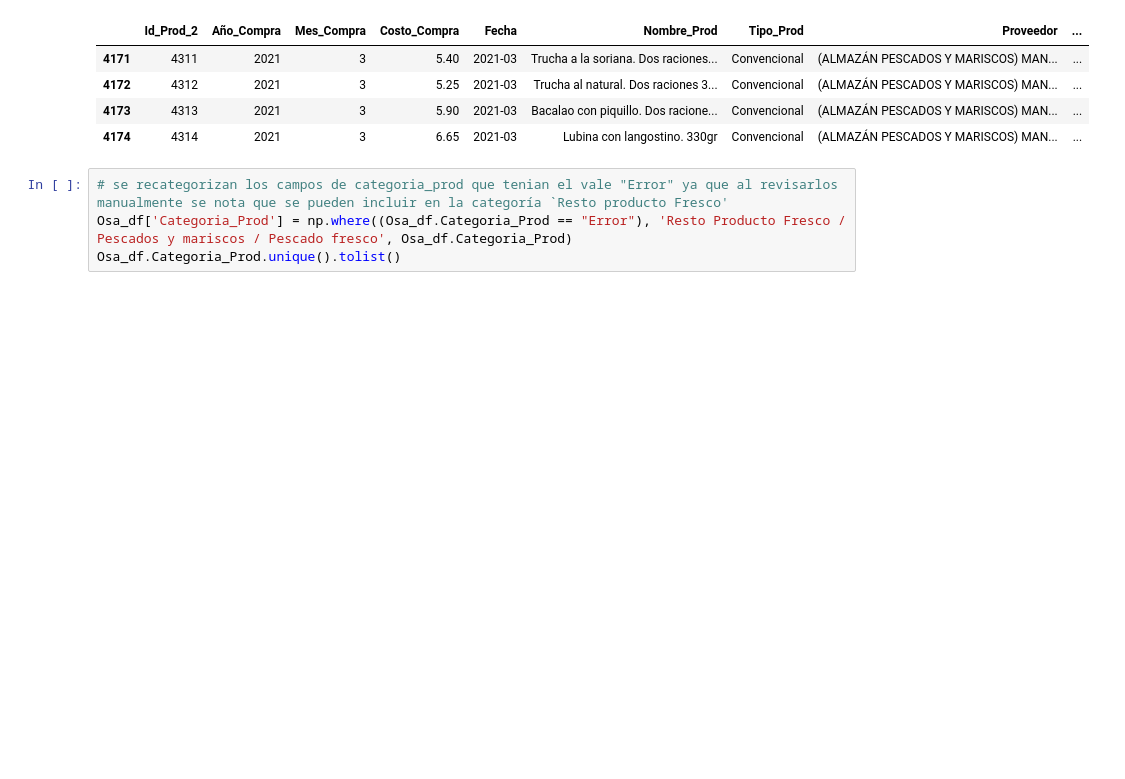
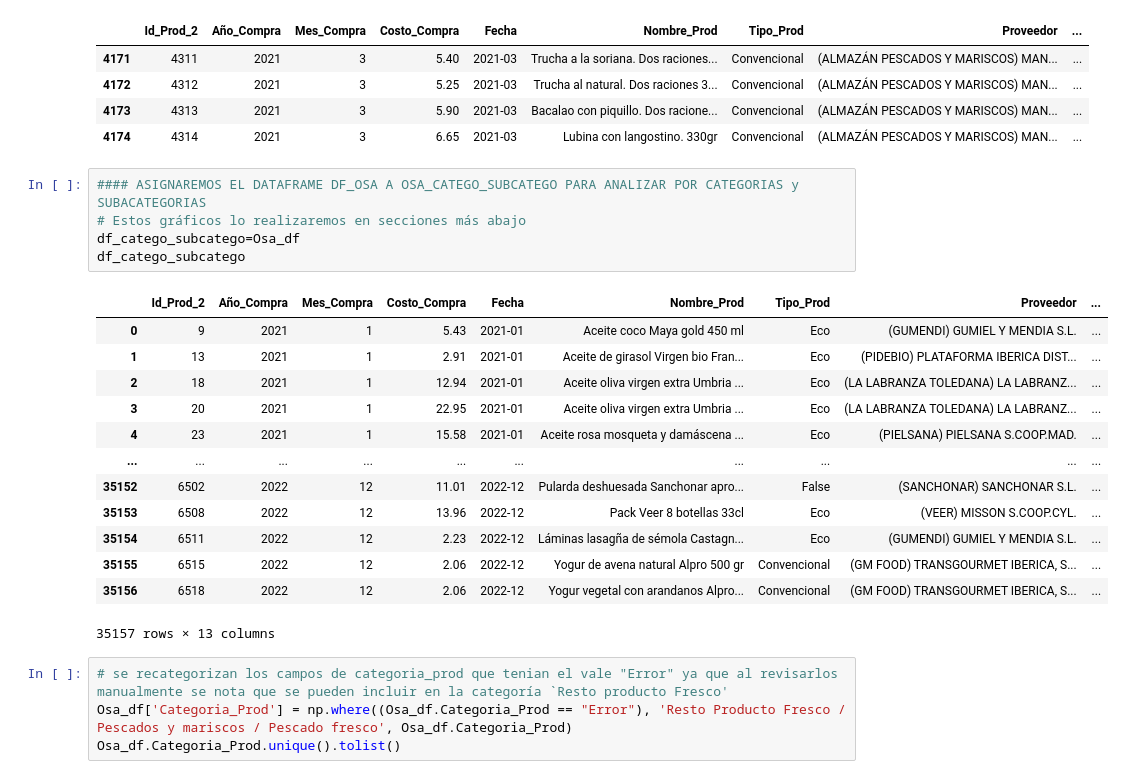
Before and after one commit to Factoria-F5-AI-Bootcamp-1-Edicion/Proyecto_Osa, a Jupyter notebook: EDA_Osa.ipynb, the cells around one changed output. Cells and saved outputs as stored; diff of their text form; blank space fills up the shorter version.

```diff
--- a/EDA_Osa.ipynb
+++ b/EDA_Osa.ipynb
@@ -53,6 +53,25 @@ categoria_error
 | 4172 | 4312 | 2021 | 3 | 5.25 | 2021-03 | Trucha al natural. Dos raciones 3... | Convencional | (ALMAZÁN PESCADOS Y MARISCOS) MAN... | ... |
 | 4173 | 4313 | 2021 | 3 | 5.90 | 2021-03 | Bacalao con piquillo. Dos racione... | Convencional | (ALMAZÁN PESCADOS Y MARISCOS) MAN... | ... |
 | 4174 | 4314 | 2021 | 3 | 6.65 | 2021-03 | Lubina con langostino. 330gr | Convencional | (ALMAZÁN PESCADOS Y MARISCOS) MAN... | ... |
+# %%
+#### ASIGNAREMOS EL DATAFRAME DF_OSA A OSA_CATEGO_SUBCATEGO PARA ANALIZAR POR CATEGORIAS y SUBACATEGORIAS
+# Estos gráficos lo realizaremos en secciones más abajo
+df_catego_subcatego=Osa_df
+df_catego_subcatego
+# %% [output]
+|  | Id_Prod_2 | Año_Compra | Mes_Compra | Costo_Compra | Fecha | Nombre_Prod | Tipo_Prod | Proveedor | ... |
+| 0 | 9 | 2021 | 1 | 5.43 | 2021-01 | Aceite coco Maya gold 450 ml | Eco | (GUMENDI) GUMIEL Y MENDIA S.L. | ... |
+| 1 | 13 | 2021 | 1 | 2.91 | 2021-01 | Aceite de girasol Virgen bio Fran... | Eco | (PIDEBIO) PLATAFORMA IBERICA DIST... | ... |
+| 2 | 18 | 2021 | 1 | 12.94 | 2021-01 | Aceite oliva virgen extra Umbria ... | Eco | (LA LABRANZA TOLEDANA) LA LABRANZ... | ... |
+| 3 | 20 | 2021 | 1 | 22.95 | 2021-01 | Aceite oliva virgen extra Umbria ... | Eco | (LA LABRANZA TOLEDANA) LA LABRANZ... | ... |
+| 4 | 23 | 2021 | 1 | 15.58 | 2021-01 | Aceite rosa mosqueta y damáscena ... | Eco | (PIELSANA) PIELSANA S.COOP.MAD. | ... |
+| ... | ... | ... | ... | ... | ... | ... | ... | ... | ... |
+| 35152 | 6502 | 2022 | 12 | 11.01 | 2022-12 | Pularda deshuesada Sanchonar apro... | False | (SANCHONAR) SANCHONAR S.L. | ... |
+| 35153 | 6508 | 2022 | 12 | 13.96 | 2022-12 | Pack Veer 8 botellas 33cl | Eco | (VEER) MISSON S.COOP.CYL. | ... |
+| 35154 | 6511 | 2022 | 12 | 2.23 | 2022-12 | Láminas lasagña de sémola Castagn... | Eco | (GUMENDI) GUMIEL Y MENDIA S.L. | ... |
+| 35155 | 6515 | 2022 | 12 | 2.06 | 2022-12 | Yogur de avena natural Alpro 500 gr | Convencional | (GM FOOD) TRANSGOURMET IBERICA, S... | ... |
+| 35156 | 6518 | 2022 | 12 | 2.06 | 2022-12 | Yogur vegetal con arandanos Alpro... | Convencional | (GM FOOD) TRANSGOURMET IBERICA, S... | ... |
+35157 rows × 13 columns
 # %%
 # se recategorizan los campos de categoria_prod que tenian el vale "Error" ya que al revisarlos manualmente se nota que se pueden incluir en la categoría `Resto producto Fresco'
 Osa_df['Categoria_Prod'] = np.where((Osa_df.Categoria_Prod == "Error"), 'Resto Producto Fresco / Pescados y mariscos / Pescado fresco', Osa_df.Categoria_Prod)
```
Also changed, not shown: parts of 15 cells of this notebook.
